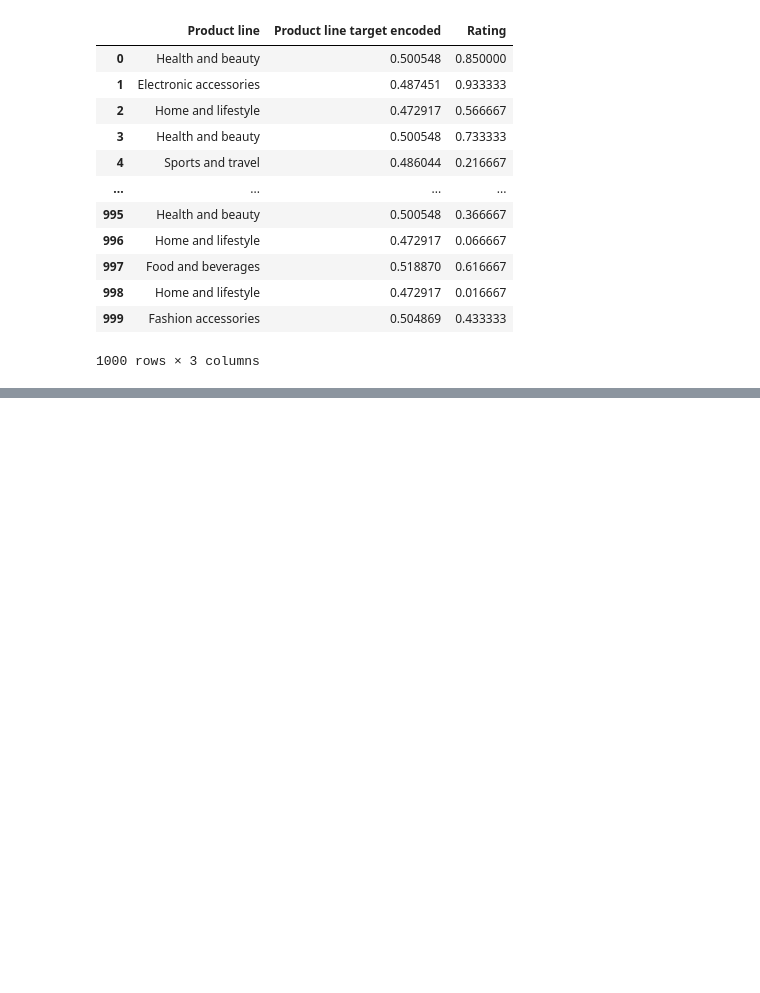
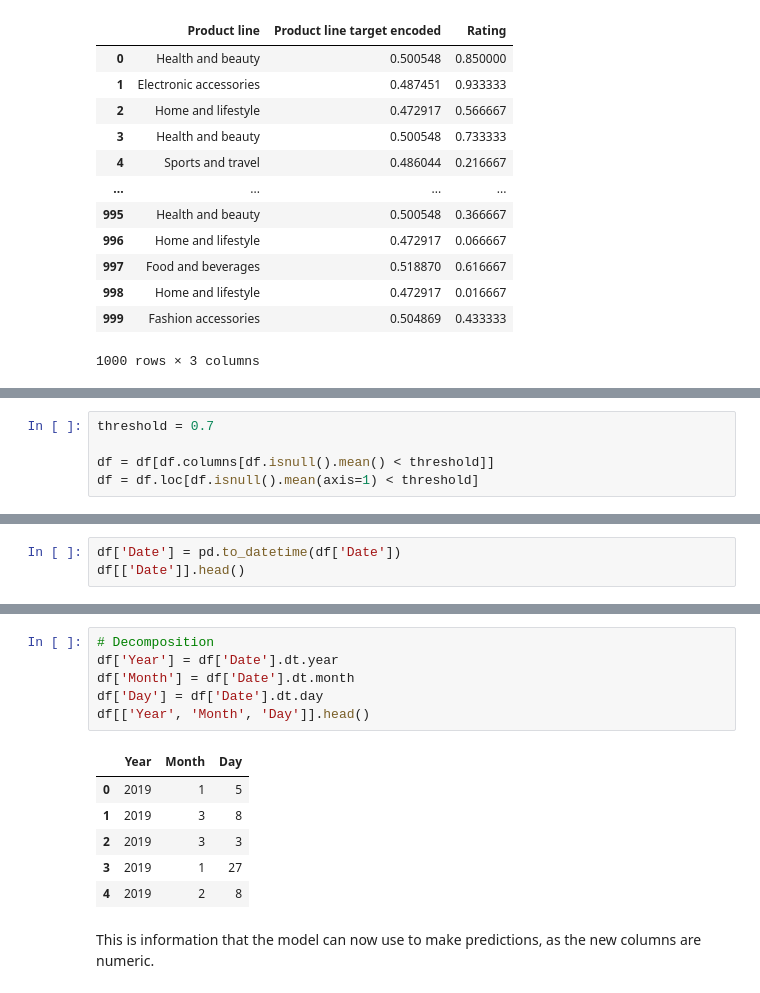
Before and after one commit to crdcamp/ml-learning-linear-regression-feature-engineering, a Jupyter notebook: feature_engineering_intro.ipynb, the cells around one changed output, grey strips where cells are left out. Drawn from its saved outputs; the diff is of its cells as text; blank space fills up the shorter version.

```diff
--- a/feature_engineering_intro.ipynb
+++ b/feature_engineering_intro.ipynb
@@ -280,0 +300,5 @@ df[['Product line', 'Product line target encoded', 'Rating']]
+# %%
+threshold = 0.7
+
+df = df[df.columns[df.isnull().mean() < threshold]]
+df = df.loc[df.isnull().mean(axis=1) < threshold]
@@ -280,0 +317,3 @@ df[['Product line', 'Product line target encoded', 'Rating']]
+# %%
+df['Date'] = pd.to_datetime(df['Date'])
+df[['Date']].head()
@@ -280,0 +327,15 @@ df[['Product line', 'Product line target encoded', 'Rating']]
+# %%
+# Decomposition
+df['Year'] = df['Date'].dt.year
+df['Month'] = df['Date'].dt.month
+df['Day'] = df['Date'].dt.day
+df[['Year', 'Month', 'Day']].head()
+# %% [output]
+|  | Year | Month | Day |
+| 0 | 2019 | 1 | 5 |
+| 1 | 2019 | 3 | 8 |
+| 2 | 2019 | 3 | 3 |
+| 3 | 2019 | 1 | 27 |
+| 4 | 2019 | 2 | 8 |
+# %% [markdown]
+This is information that the model can now use to make predictions, as the new columns are numeric.
```
Also changed, not shown: parts of 8 cells of this notebook.
